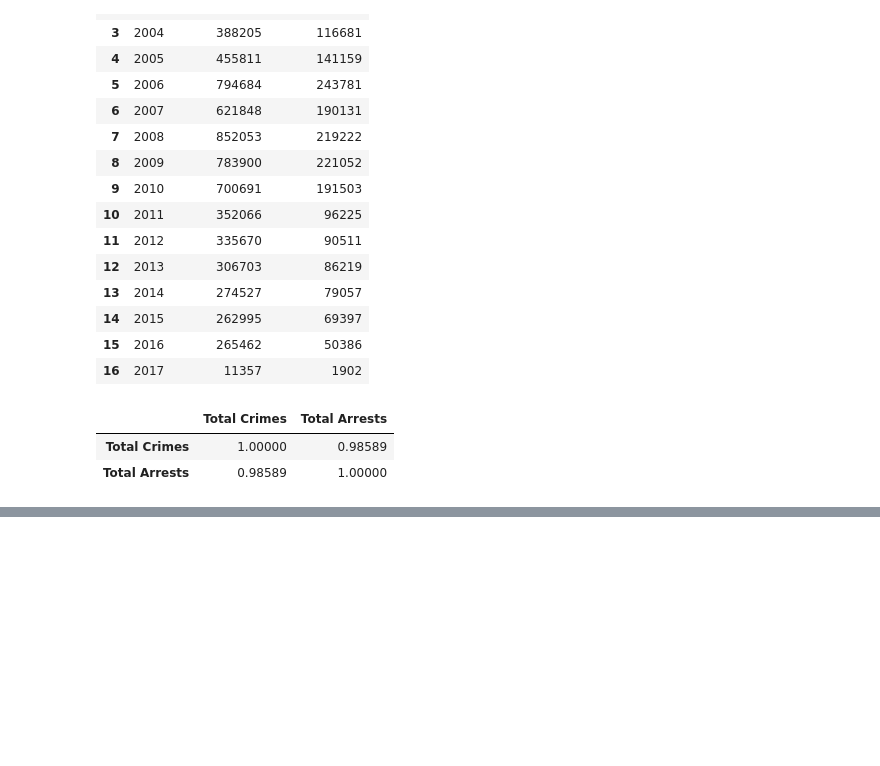
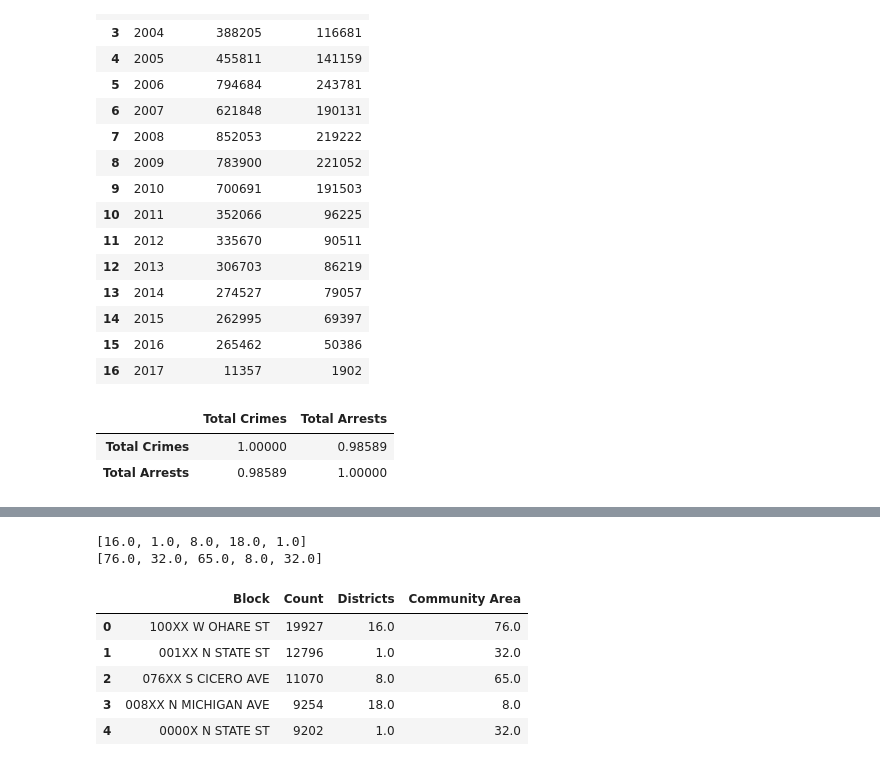
Before and after one commit to ABDULSABOOR1995/Exploratory-Data-Analysis-of-Chicago-Crime-data, a Jupyter notebook: Analysis of Chicago Crime Data.ipynb, the cells around one changed output, grey strips where cells are left out. Drawn from its saved outputs; the diff is of its cells as text; code cells hidden in the pictures; blank space fills up the shorter version.

```diff
--- a/Analysis of Chicago Crime Data.ipynb
+++ b/Analysis of Chicago Crime Data.ipynb
@@ -906,0 +973,5 @@ total_crimes_with_arrest[['Total Crimes', 'Total Arrests']].corr()
+# %%
+top5_blocks_where_crime_done = crime_data['Block'].value_counts()[:5].to_frame()
+# %%
+top5_blocks_where_crime_done.columns = ['Block', 'Count']
+top5_blocks_where_crime_done
@@ -906,0 +985,32 @@ total_crimes_with_arrest[['Total Crimes', 'Total Arrests']].corr()
+# %%
+blocks = top5_blocks_where_crime_done['Block']
+districts = []
+comm_areas = []
+for i in blocks:
+    f = crime_data[crime_data['Block']== i]['District'][-1:-3:-1]
+    f = f.reset_index()
+    f = f.loc[0]['District']
+    g = crime_data[crime_data['Block']== i]['Community Area'][-1:-3:-1]
+    g = g.reset_index()
+    g = g.loc[0]['Community Area']
+
+    districts.append(f)
+    comm_areas.append(g)
+# %%
+print(districts)
+print(comm_areas)
+# %% [output]
+[16.0, 1.0, 8.0, 18.0, 1.0]
+[76.0, 32.0, 65.0, 8.0, 32.0]
+# %%
+top5_blocks_where_crime_done['Districts'] = districts
+top5_blocks_where_crime_done['Community Area'] = comm_areas
+# %%
+top5_blocks_where_crime_done
+# %% [output]
+|  | Block | Count | Districts | Community Area |
+| 0 | 100XX W OHARE ST | 19927 | 16.0 | 76.0 |
+| 1 | 001XX N STATE ST | 12796 | 1.0 | 32.0 |
+| 2 | 076XX S CICERO AVE | 11070 | 8.0 | 65.0 |
+| 3 | 008XX N MICHIGAN AVE | 9254 | 18.0 | 8.0 |
+| 4 | 0000X N STATE ST | 9202 | 1.0 | 32.0 |
```
Also changed, not shown: parts of 29 cells of this notebook.
